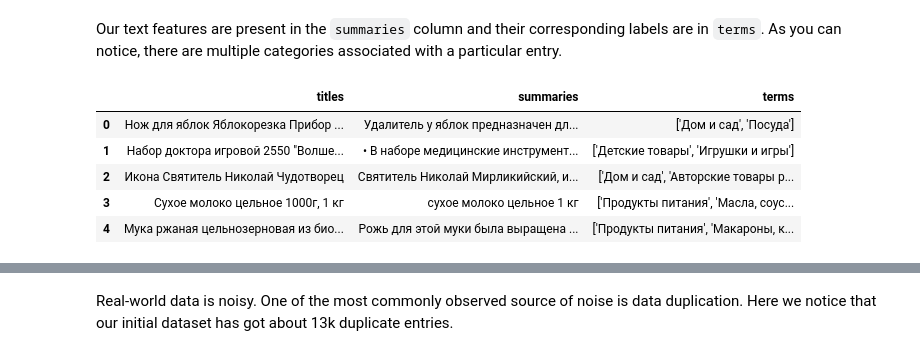
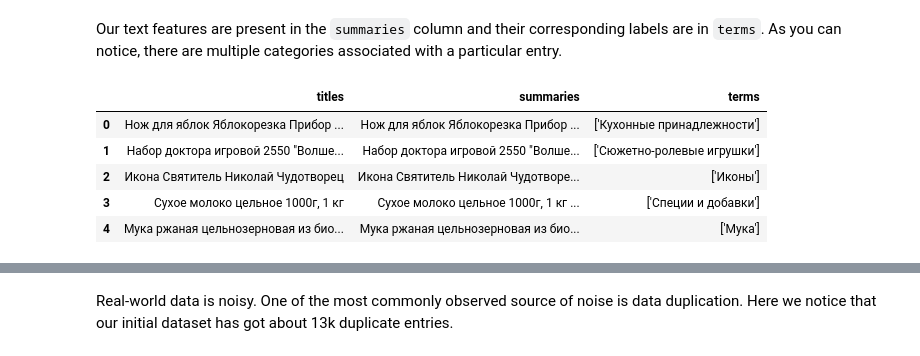
Before and after one commit to Wgmlgz/product-category-classification, a Jupyter notebook: sus.ipynb, the cells around one changed output, grey strips where cells are left out. Cells and saved outputs as stored; diff of their text form; code cells hidden in the pictures.

```diff
--- a/sus.ipynb
+++ b/sus.ipynb
@@ -59,33 +59,35 @@ particular entry.
 # %%
 import json
 
 
 def prepare_json(path: str, out_path: str):
     obj = json.loads(open(path, 'r', encoding='utf-8').read())
     data = []
     for key in obj:
         row = obj[key]
         if row['title'] is not None and row['description'] is not None and row['category'] is not None and row['hierarchy'] is not None:
             if row['title'].strip() != '' and row['description'].strip() != '' and row['category'].strip() != '' and row['hierarchy'].strip() != '':
-                row['category'] = str(row['hierarchy'].split('/')[:2])
+                tree = row['hierarchy'].split('/')
+                row['category'] = str([tree[min(2, len(tree) - 1)]])
 
                 data.append(obj[key])
 
     df = pd.json_normalize(data)
     df = df.rename(columns={"title": "titles", "category": "terms", 'description': 'summaries'})
     df = df[['titles', 'summaries', 'terms']]
     df.to_csv(out_path)
     return df
 
 arxiv_data = prepare_json('./parse/products_data/found.json', './dataset.csv')
+arxiv_data['summaries'] = arxiv_data['titles'] + ' ' + arxiv_data['summaries']
 arxiv_data.head()
 # %% [output]
 |  | titles | summaries | terms |
-| 0 | Нож для яблок Яблокорезка Прибор ... | Удалитель у яблок предназначен дл... | ['Дом и сад', 'Посуда'] |
-| 1 | Набор доктора игровой 2550 "Волше... | • В наборе медицинские инструмент... | ['Детские товары', 'Игрушки и игры'] |
-| 2 | Икона Святитель Николай Чудотворец | Святитель Николай Мирликийский, и... | ['Дом и сад', 'Авторские товары р... |
-| 3 | Сухое молоко цельное 1000г, 1 кг | сухое молоко цельное 1 кг | ['Продукты питания', 'Масла, соус... |
-| 4 | Мука ржаная цельнозерновая из био... | Рожь для этой муки была выращена ... | ['Продукты питания', 'Макароны, к... |
+| 0 | Нож для яблок Яблокорезка Прибор ... | Нож для яблок Яблокорезка Прибор ... | ['Кухонные принадлежности'] |
+| 1 | Набор доктора игровой 2550 "Волше... | Набор доктора игровой 2550 "Волше... | ['Сюжетно-ролевые игрушки'] |
+| 2 | Икона Святитель Николай Чудотворец | Икона Святитель Николай Чудотворе... | ['Иконы'] |
+| 3 | Сухое молоко цельное 1000г, 1 кг | Сухое молоко цельное 1000г, 1 кг ... | ['Специи и добавки'] |
+| 4 | Мука ржаная цельнозерновая из био... | Мука ржаная цельнозерновая из био... | ['Мука'] |
 # %%
 print(f"There are {len(arxiv_data)} rows in the dataset.")
 # %% [output]
```
Also changed, not shown: parts of 14 cells of this notebook, 4 other files.
